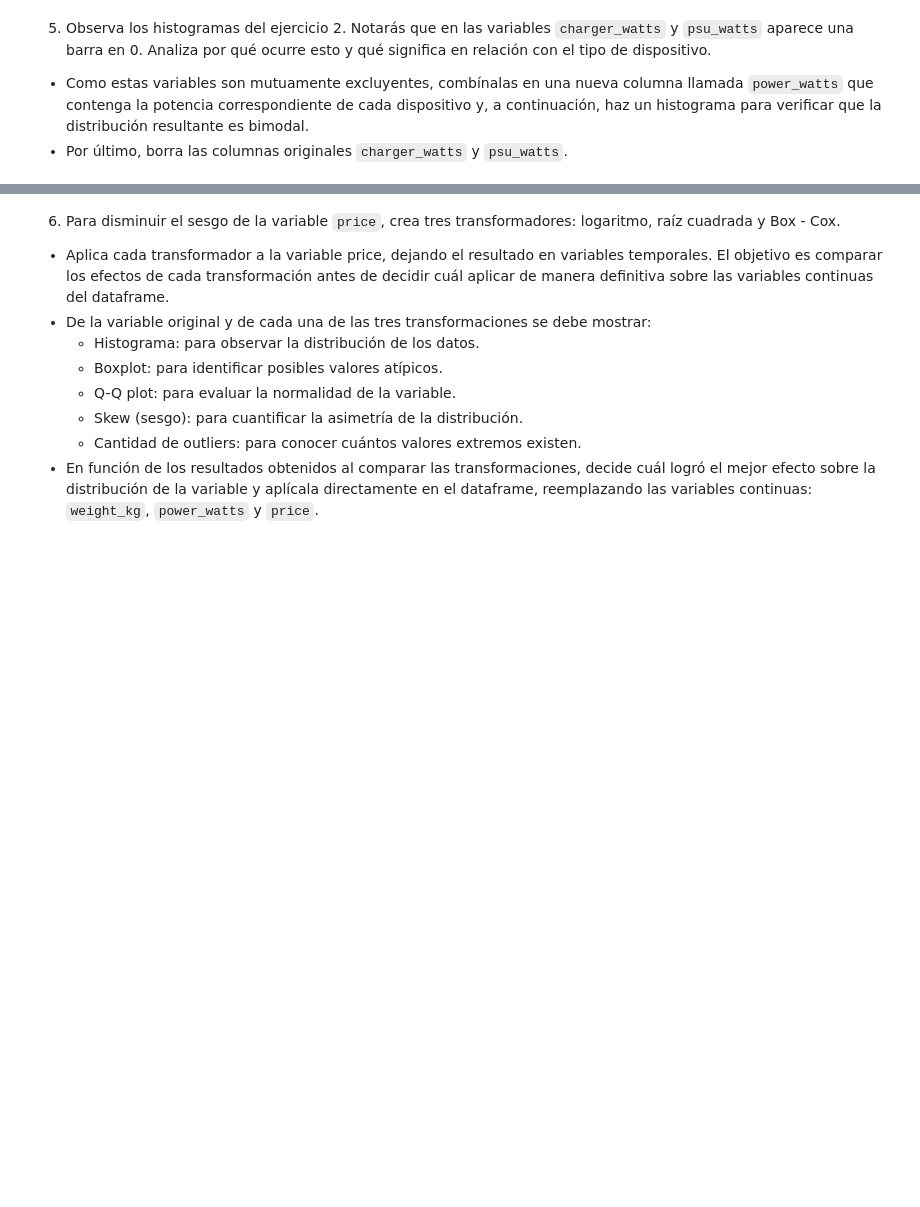
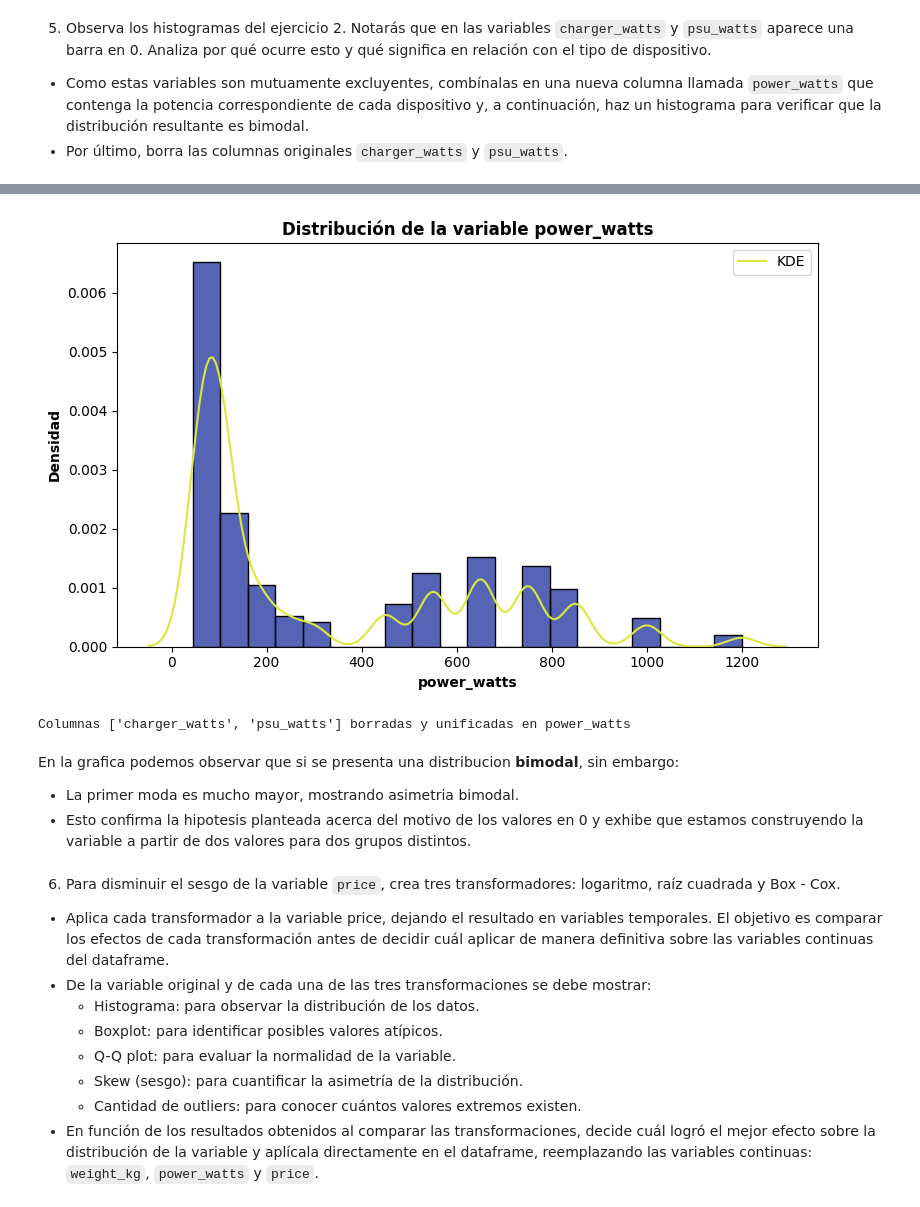
Before and after one commit to carloshgalvan95/Ciencia_Analitica_Datos, a Jupyter notebook: Modules/03_module/actividades/06_actividad/Actividad6FE.ipynb, the cells around one changed output, grey strips where cells are left out. Drawn from its saved outputs; the diff is of its cells as text; code cells hidden in the pictures; blank space fills up the shorter version.

```diff
--- a/Modules/03_module/actividades/06_actividad/Actividad6FE.ipynb
+++ b/Modules/03_module/actividades/06_actividad/Actividad6FE.ipynb
@@ -444,3 +536,43 @@ vars_a_conservar = [
+# %%
+# Keep charger_watts for Laptops and psu_watts for Desktop
+compu_trans["power_watts"] = np.where(compu_trans["device_type"] == "Laptop", compu_trans["charger_watts"], compu_trans["psu_watts"])
+# %%
+plt.figure(figsize=(8,5))
+sns.histplot(
+    compu_trans["power_watts"],
+    stat='density',
+    bins=20,
+    color='#1c309d',
+    edgecolor='black'
+)
+sns.kdeplot(
+    compu_trans["power_watts"],
+    color='#dbe73f',
+    label='KDE'
+)
+plt.title('Distribución de la variable power_watts', fontweight='bold')
+plt.xlabel('power_watts', fontweight='bold')
+plt.ylabel('Densidad', fontweight='bold')
+plt.legend()
+plt.tight_layout()
+plt.show()
+# %% [output]
+[figure, added]
+# %%
+# Eliminar las columnas model y cpu_model
+try: # En caso de por error volver a correr la celda
+    columns = ["charger_watts","psu_watts"]
+    compu_trans.drop(columns, axis=1, inplace=True)
+    print(f"Columnas {columns} borradas y unificadas en power_watts")
+except:
+    print("Columnas borradas anteriormente")
+# %% [output]
+Columnas ['charger_watts', 'psu_watts'] borradas y unificadas en power_watts
+# %% [markdown]
+En la grafica podemos observar que si se presenta una distribucion **bimodal**, sin embargo:
+
+- La primer moda es mucho mayor, mostrando asimetria bimodal.
+- Esto confirma la hipotesis planteada acerca del motivo de los valores en 0 y exhibe que estamos construyendo la variable a partir de dos valores para dos grupos distintos.
 # %% [markdown]
 6. Para disminuir el sesgo de la variable `price`, crea tres transformadores: logaritmo, raíz cuadrada y Box - Cox.
 * Aplica cada transformador a la variable price, dejando el resultado en variables temporales. El objetivo es comparar los efectos de cada transformación antes de decidir cuál aplicar de manera definitiva sobre las variables continuas del dataframe.
```
Also changed, not shown: parts of 8 cells of this notebook.
